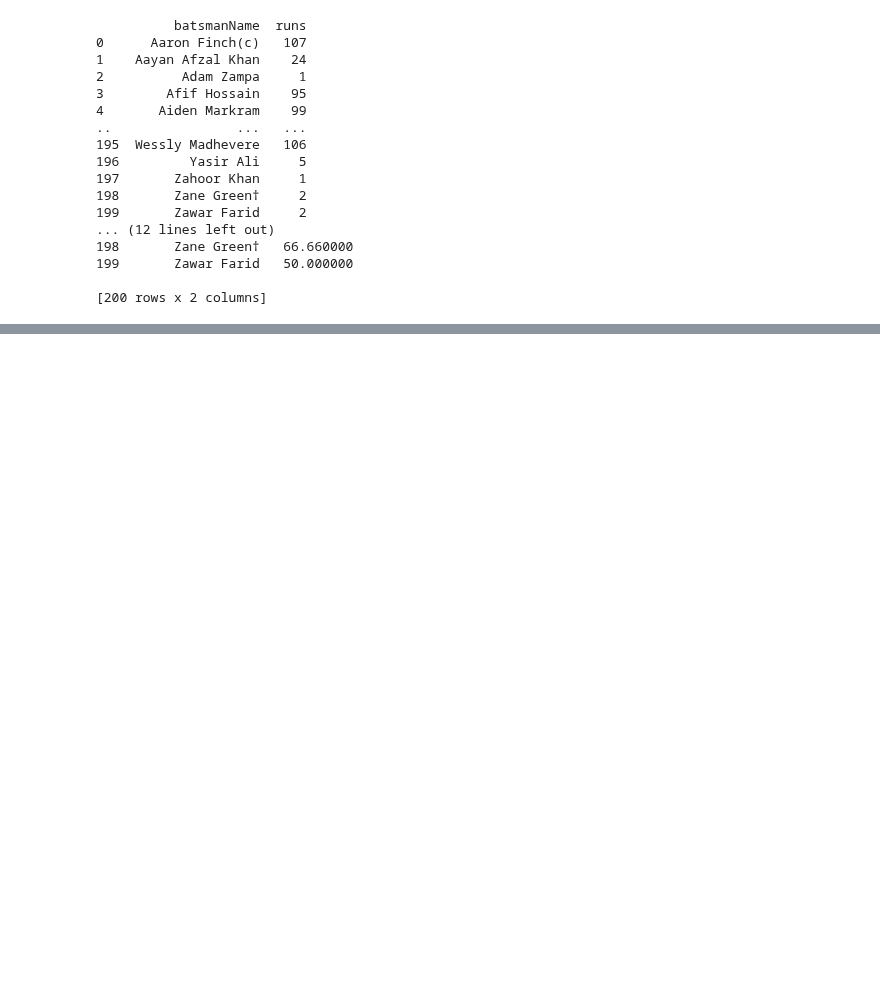
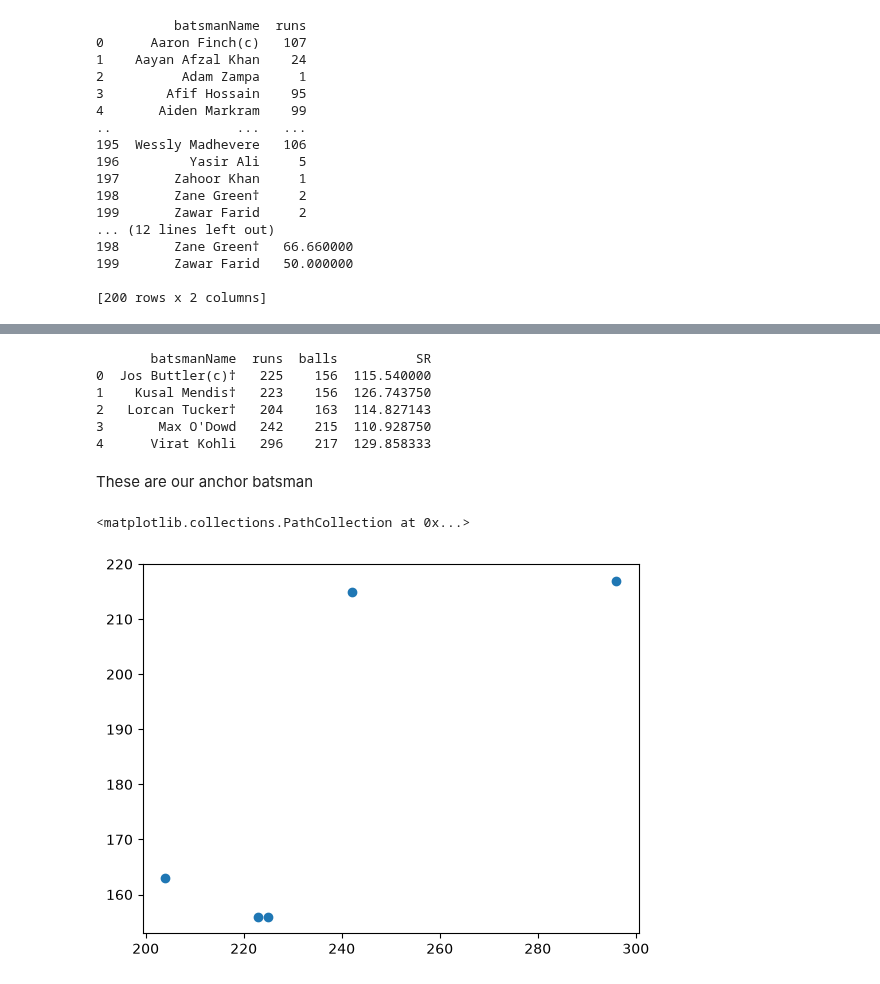
Before and after one commit to Samarth-shukla-23/T_20_worldcup_analysis, a Jupyter notebook: T_20_analysis.ipynb, the cells around one changed output, grey strips where cells are left out. Cells and saved outputs as stored; diff of their text form; code cells hidden in the pictures; blank space fills up the shorter version.

```diff
--- a/T_20_analysis.ipynb
+++ b/T_20_analysis.ipynb
@@ -424,0 +427,3 @@ Text(0.5, 1.0, 'Batsman comparison')
+# %%
+runs_scorer=all_batsman_total_runs[all_batsman_total_runs["runs"]>200]
+print(runs_scorer)
@@ -424,0 +441,5 @@ Text(0.5, 1.0, 'Batsman comparison')
+# %%
+df_all_batsman["balls"]=pd.to_numeric(df_all_batsman["balls"],errors="coerce")
+ball_faced=df_all_batsman.groupby("batsmanName")["balls"].sum().reset_index()
+ball_faced=ball_faced[ball_faced["balls"]>150]
+print(ball_faced)
@@ -424,0 +457,3 @@ Text(0.5, 1.0, 'Batsman comparison')
+# %%
+batsman=pd.merge(runs_scorer,ball_faced,on="batsmanName")
+print(batsman)
@@ -424,0 +468,18 @@ Text(0.5, 1.0, 'Batsman comparison')
+# %%
+stable_strikerate=all_batsman_average_strikerate[all_batsman_average_strikerate["SR"]>110]
+anchor_batsman=pd.merge(batsman,stable_strikerate,on="batsmanName")
+print(anchor_batsman)
+# %% [output]
+       batsmanName  runs  balls          SR
+0  Jos Buttler(c)†   225    156  115.540000
+1    Kusal Mendis†   223    156  126.743750
+2   Lorcan Tucker†   204    163  114.827143
+3       Max O'Dowd   242    215  110.928750
+4      Virat Kohli   296    217  129.858333
+# %% [markdown]
+These are our anchor batsman
+# %%
+plt.scatter(anchor_batsman["runs"],anchor_batsman["balls"])
+# %% [output]
+<matplotlib.collections.PathCollection at 0x...>
+[figure, added]
```
Also changed, not shown: parts of 31 cells of this notebook.
